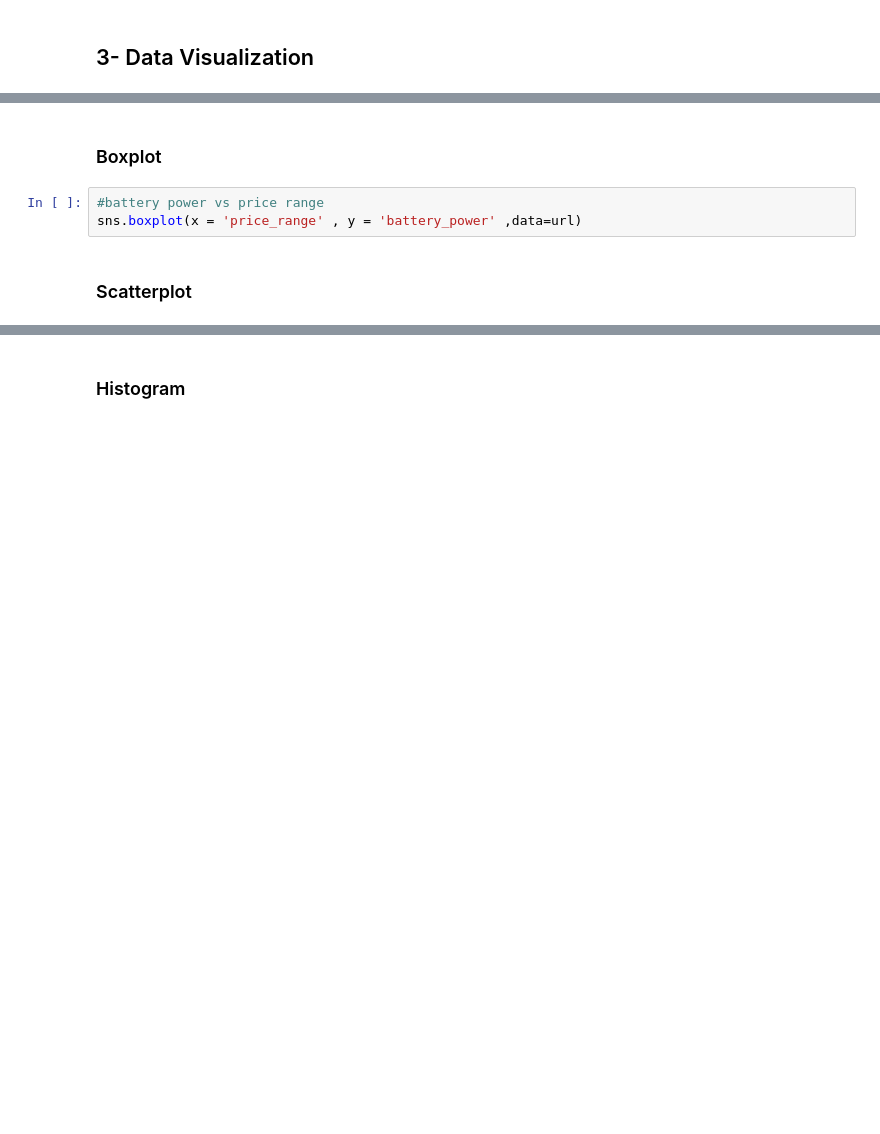
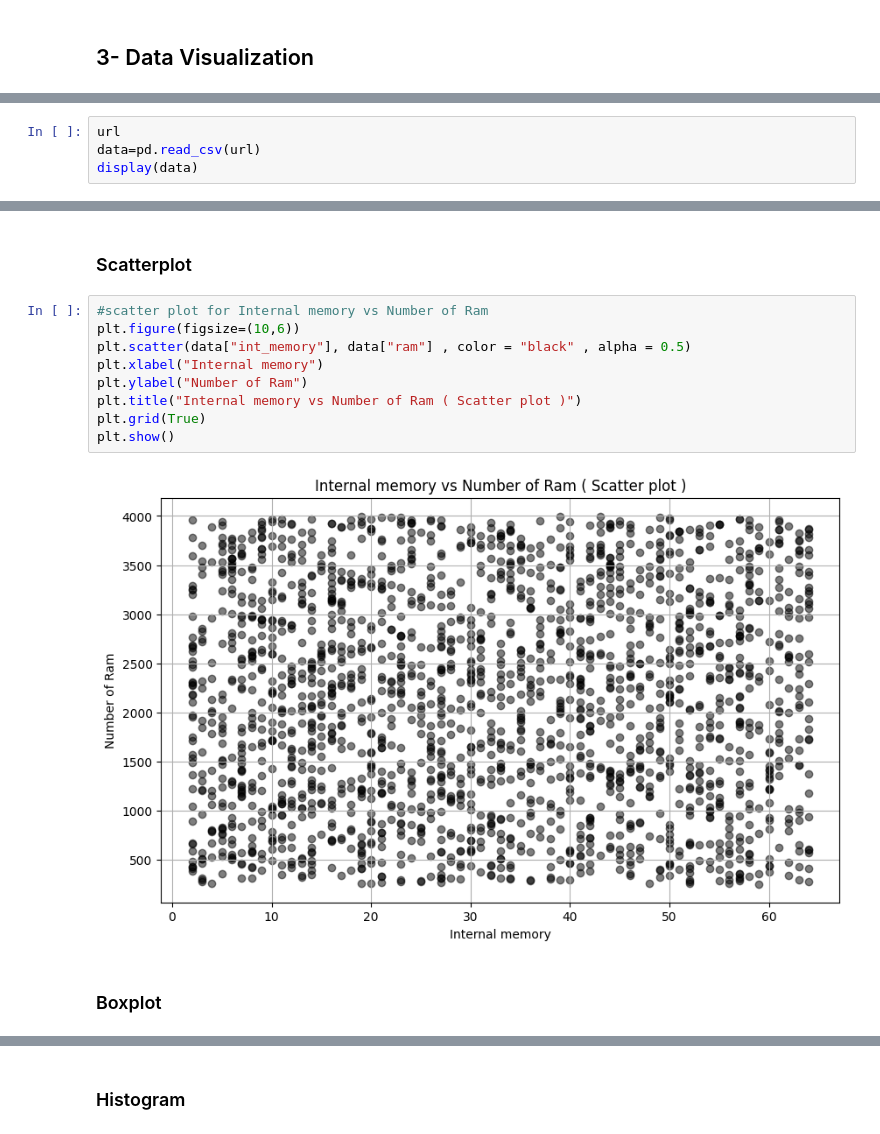
Before and after one commit to munira1413/Masar-, a Jupyter notebook: Project_2ML(Mobile_Price).ipynb, the cells around one changed output, grey strips where cells are left out. Drawn from its saved outputs; the diff is of its cells as text; blank space fills up the shorter version.

```diff
--- a/Project_2ML(Mobile_Price).ipynb
+++ b/Project_2ML(Mobile_Price).ipynb
@@ -253,0 +269,4 @@ data.to_csv('Mobile_Price_clean_dia.csv')
+# %%
+url
+data=pd.read_csv(url)
+display(data)
@@ -254,7 +287,15 @@ data.to_csv('Mobile_Price_clean_dia.csv')
+# %% [markdown]
+### Scatterplot
+# %%
+#scatter plot for Internal memory vs Number of Ram
+plt.figure(figsize=(10,6))
+plt.scatter(data["int_memory"], data["ram"] , color = "black" , alpha = 0.5)
+plt.xlabel("Internal memory")
+plt.ylabel("Number of Ram")
+plt.title("Internal memory vs Number of Ram ( Scatter plot )")
+plt.grid(True)
+plt.show()
+# %% [output]
+[figure, added]
 # %% [markdown]
 ### Boxplot
-# %%
-#battery power vs price range
-sns.boxplot(x = 'price_range' , y = 'battery_power' ,data=url)
-# %% [markdown]
-### Scatterplot
```
Also changed, not shown: parts of 20 cells of this notebook.
